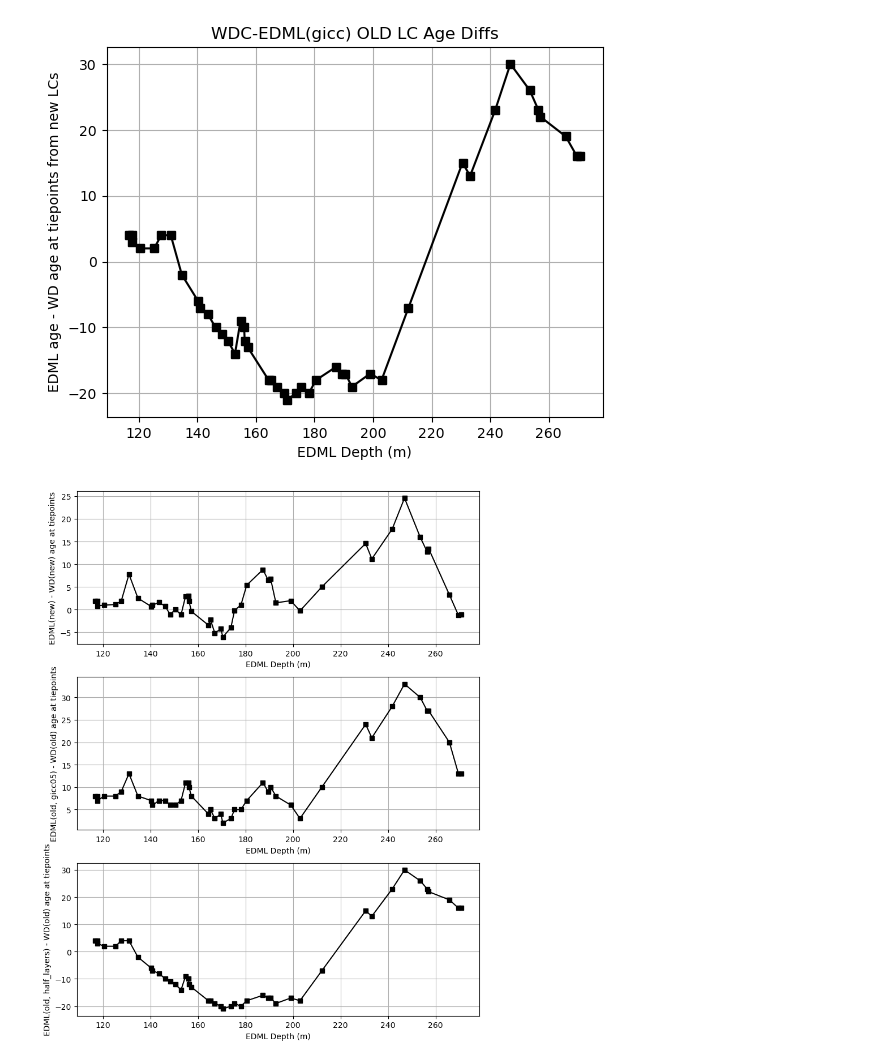
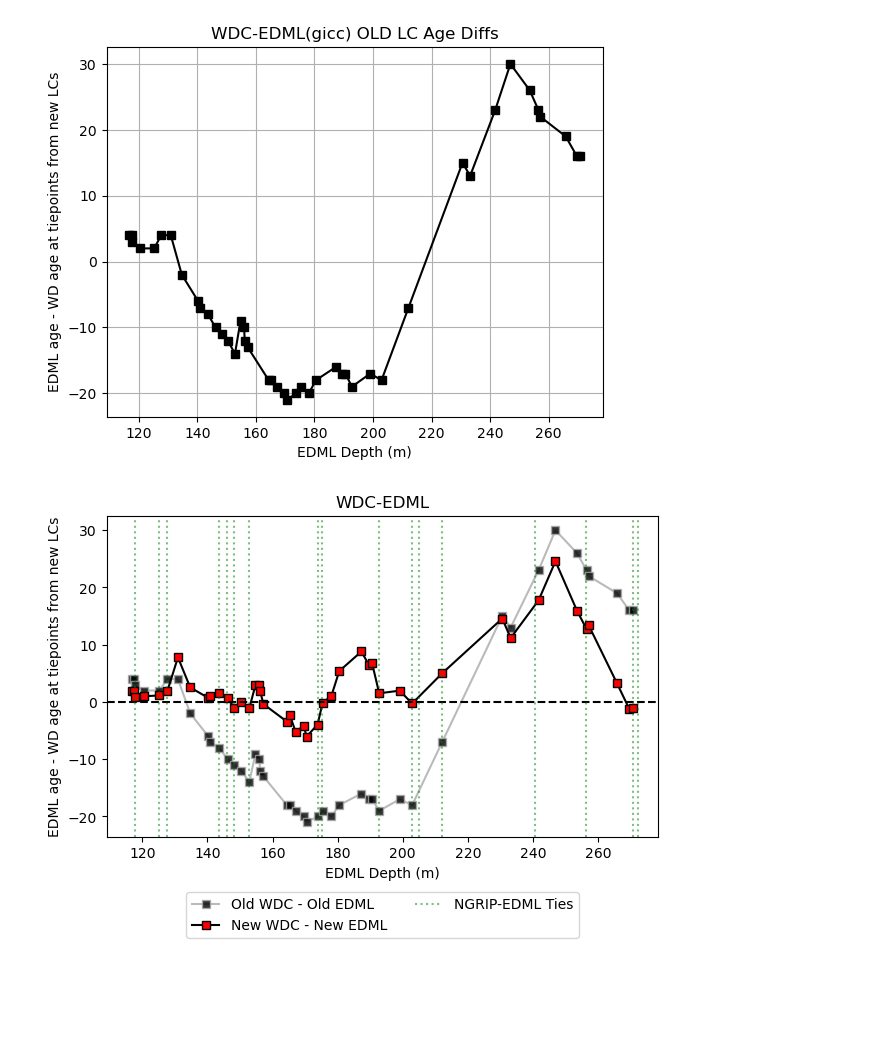
Before and after one commit to qmackay/BICC, a Jupyter notebook: Holcene Revision Work/Misc Python Code/EDML-WDC comparison plot.ipynb, the cells around one changed output. Drawn from its saved outputs; the diff is of its cells as text; code cells hidden in the pictures; blank space fills up the shorter version.

Commit message:
figure make

```diff
--- a/Holcene Revision Work/Misc Python Code/EDML-WDC comparison plot.ipynb
+++ b/Holcene Revision Work/Misc Python Code/EDML-WDC comparison plot.ipynb
@@ -85,34 +89,25 @@ plt.title('WDC-EDML(gicc) OLD LC Age Diffs')
 # %% [output]
 Text(0.5, 1.0, 'WDC-EDML(gicc) OLD LC Age Diffs')
 [figure]
-# %%
-import matplotlib.pyplot as plt
-
-# Create figure and 3 subplots (vertical layout)
-fig, axs = plt.subplots(3, 1, figsize=(8, 10))  # 3 rows, 1 column
-
-# Example: fill in your data here
-# First subplot
-axs[0].plot(plot_diff['EDML m'], plot_diff['age_diff'], marker='s', linestyle='-', color='k')  # Replace with your x and y data
-axs[0].grid()
-axs[0].set_ylabel('EDML(new) - WD(new) age at tiepoints')
-axs[0].set_xlabel('EDML Depth (m)')
-
-# Second subplot
-axs[1].plot(plot_diff2['EDML m'], plot_diff2['age_diff'], marker='s', linestyle='-', color='k')  # Replace with your x and y data
-axs[1].set_ylabel('EDML(old, gicc05) - WD(old) age at tiepoints')
-axs[1].grid()
-axs[1].set_xlabel('EDML Depth (m)')
-
-# Third subplot
-axs[2].plot(plot_diff3['EDML m'], plot_diff3['age_diff'], marker='s', linestyle='-', color='k')  # Replace with your x and y data
-axs[2].set_ylabel('EDML(old, half_layers) - WD(old) age at tiepoints')
-axs[2].grid()
-axs[2].set_xlabel('EDML Depth (m)')
-
-# Adjust layout so titles/labels don't overlap
-plt.tight_layout()
-plt.savefig('/Users/quinnmackay/Desktop/temp/WD-EDML Age Diff Comparisons.png', dpi=300)
-plt.show()
-# %% [output]
-[figure, removed]
+# %%
+#load all GICC-EDML ties
+ngrip_edml_ties = pd.read_excel('/Users/quinnmackay/Documents/GitHub/BICC/Holcene Revision Work/EDML LC/EDML-GICC Errors/EDML_GICC_Compare.xlsx', sheet_name=0, skiprows=0, usecols= [0,2], names=['EDML m', 'NGRIP m'])
+grip_wdc_ties = pd.read_excel('/Users/quinnmackay/Documents/GitHub/BICC/Holcene Revision Work/WD LC/Modified_WDC_GICC_Compare.xlsx', sheet_name=0, skiprows=0, usecols= [0,1], names=['WDC m', 'GRIP m'])
+# %%
+plt.plot(plot_diff3['EDML m'], plot_diff3['age_diff'], marker='s', mfc='k', linestyle='-', alpha=0.8, color='darkgrey', label='Old WDC - Old EDML')
+plt.plot(plot_diff['EDML m'], plot_diff['age_diff'], marker='s', mfc='r',linestyle='-', color='k', label='New WDC - New EDML')
+plt.axhline(0, color='k', linestyle='--')
+plt.ylabel('EDML age - WD age at tiepoints from new LCs')
+plt.xlabel('EDML Depth (m)')
+plt.title('WDC-EDML')
+
+for i, tie in enumerate(ngrip_edml_ties['EDML m']):
+    if i == 0:
+        plt.axvline(tie, color='green', linestyle=':', alpha=0.5 ,label='NGRIP-EDML Ties')
+    else:
+        plt.axvline(tie, color='green', linestyle=':', alpha=0.5)
+
+plt.legend(loc='upper center', bbox_to_anchor=(0.5, -0.15), ncol=2)
+plt.tight_layout()
+# %% [output]
+[figure, added]
```
Also changed, not shown: parts of 3 cells of this notebook, 14 other files.
